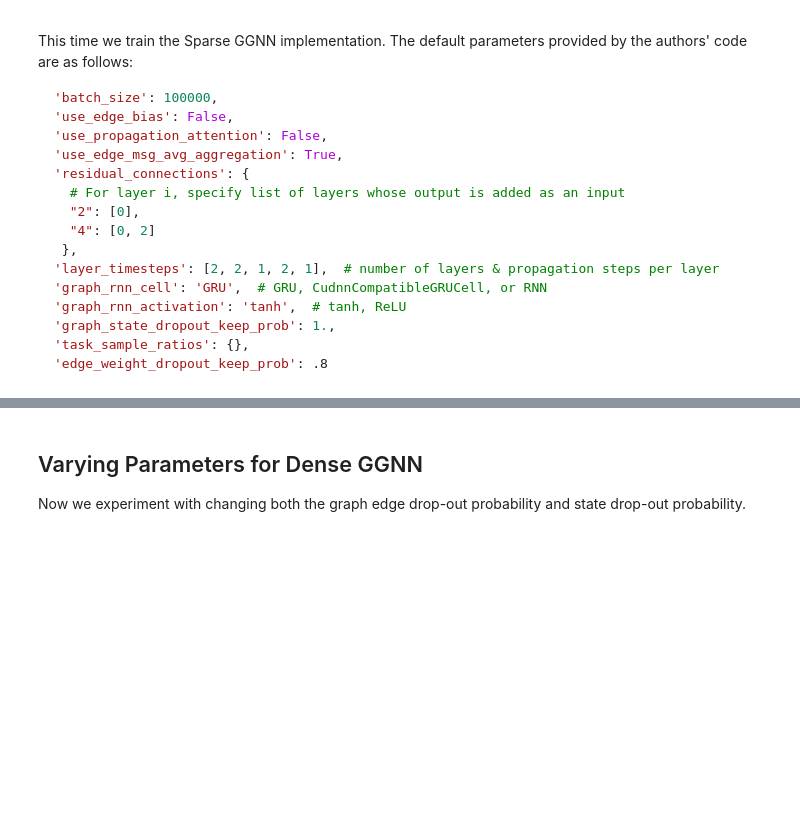
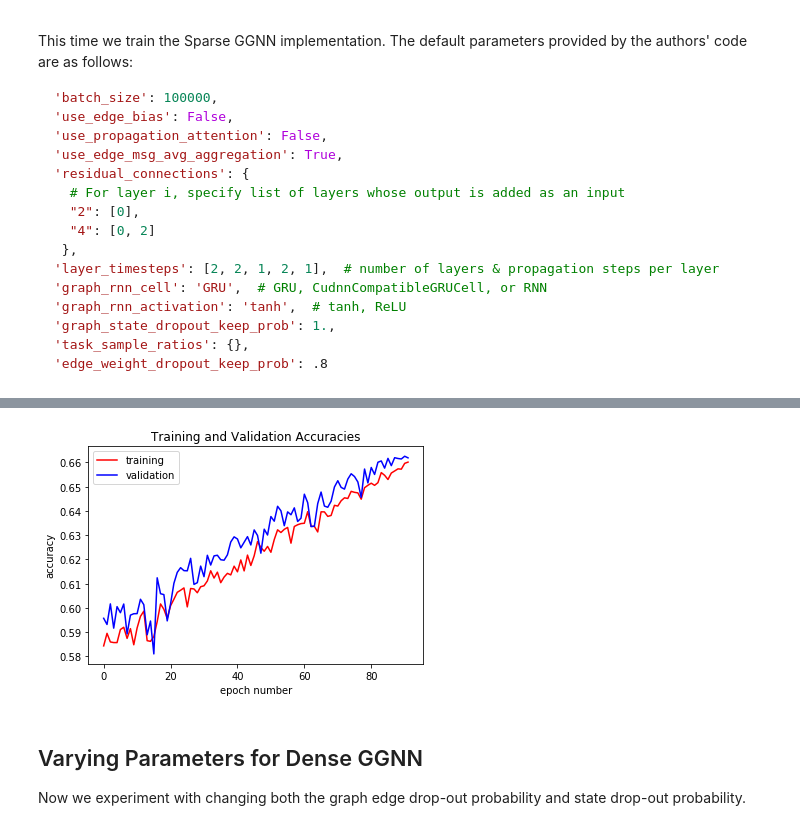
Before and after one commit to idodin/gated-graph-neural-network-samples, a Jupyter notebook: 551_Experiments.ipynb, the cells around one changed output, grey strips where cells are left out. Saved outputs shown, nothing was run; the diff lists cells and outputs as text; code cells hidden in the pictures; blank space fills up the shorter version.

```diff
--- a/551_Experiments.ipynb
+++ b/551_Experiments.ipynb
@@ -125,11 +157,13 @@ plt.show()
 # %%
 plt.plot(training_accuracy, 'r-', label='training')
-plt.title('Taining and Validation Accuracis')
+plt.title('Training and Validation Accuracies')
 plt.plot(validation_accuracy, 'b-',label='validation')
 plt.xlabel('epoch number')
 plt.ylabel('accuracy')
 plt.legend()
 plt.show()
+# %% [output]
+[figure, added]
 # %% [markdown]
 ## Varying Parameters for Dense GGNN
 Now we experiment with changing both the graph edge drop-out probability and state drop-out probability.
```
Also changed, not shown: parts of 15 cells of this notebook.
